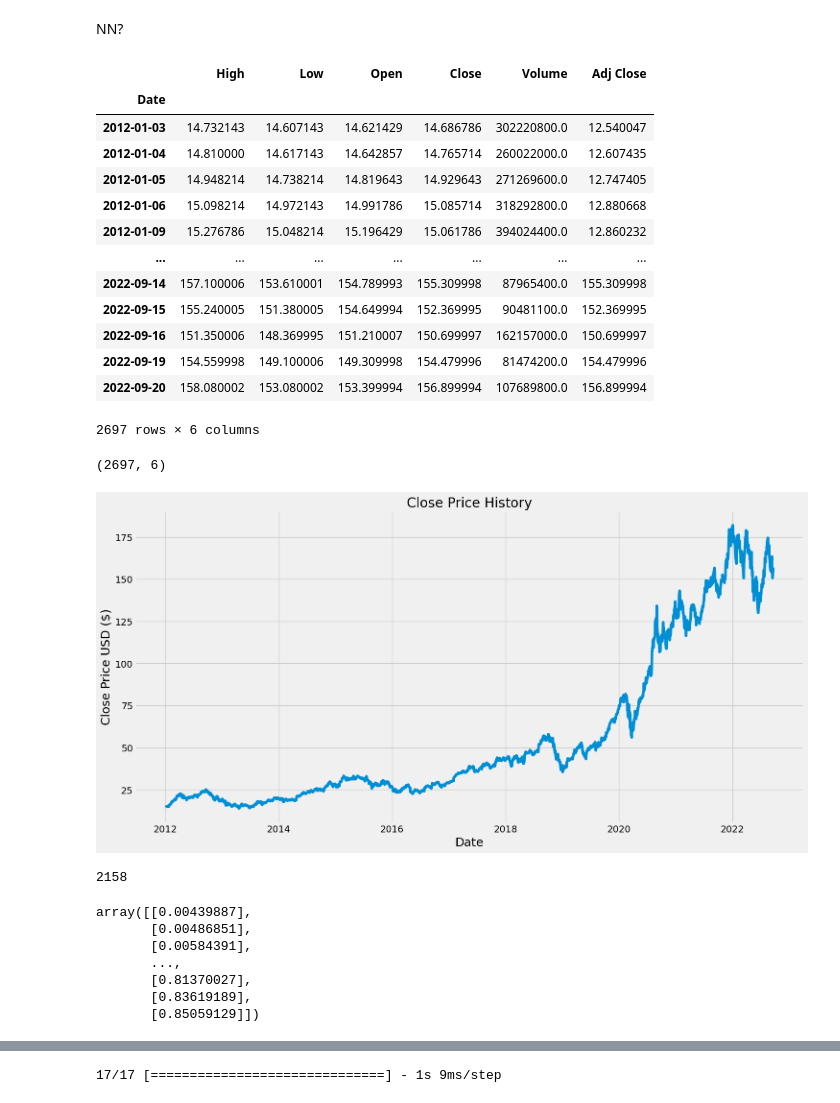
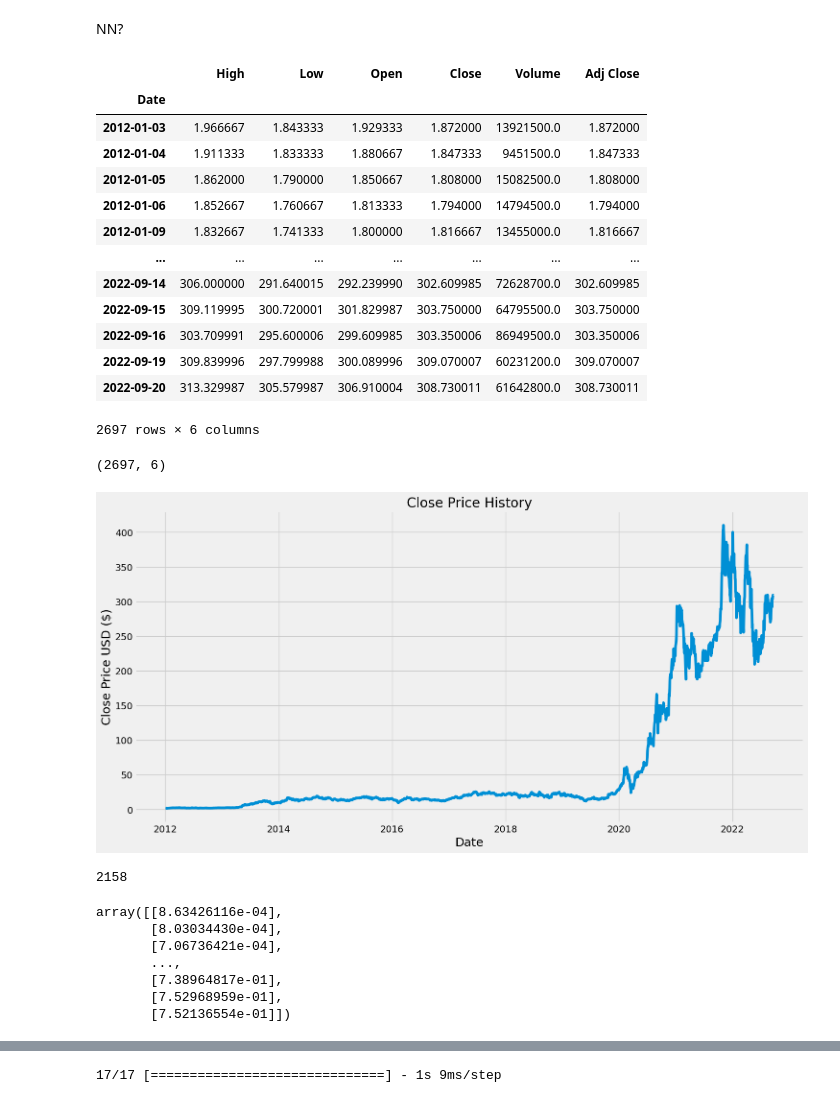
Before and after one commit to Karanpal-Sekhon/Stock-Price-Prediction-Neural-Network, a Jupyter notebook: stock_price_nn.ipynb, the cells around one changed output, grey strips where cells are left out. Cells and saved outputs as stored; diff of their text form; code cells hidden in the pictures.

```diff
--- a/stock_price_nn.ipynb
+++ b/stock_price_nn.ipynb
@@ -16,22 +16,22 @@ import matplotlib.pyplot as plt
 plt.style.use("fivethirtyeight")
 # %%
 # Get the Stock Quote
-df = web.DataReader("AAPL", data_source="yahoo", start="2012-01-01", end = "2022-09-20")
+df = web.DataReader("TSLA", data_source="yahoo", start="2012-01-01", end = "2022-09-20")
 df
 # %% [output]
 |  | High | Low | Open | Close | Volume | Adj Close |
 | Date |  |  |  |  |  |  |
-| 2012-01-03 | 14.732143 | 14.607143 | 14.621429 | 14.686786 | 302220800.0 | 12.540047 |
-| 2012-01-04 | 14.810000 | 14.617143 | 14.642857 | 14.765714 | 260022000.0 | 12.607435 |
-| 2012-01-05 | 14.948214 | 14.738214 | 14.819643 | 14.929643 | 271269600.0 | 12.747405 |
-| 2012-01-06 | 15.098214 | 14.972143 | 14.991786 | 15.085714 | 318292800.0 | 12.880668 |
-| 2012-01-09 | 15.276786 | 15.048214 | 15.196429 | 15.061786 | 394024400.0 | 12.860232 |
+| 2012-01-03 | 1.966667 | 1.843333 | 1.929333 | 1.872000 | 13921500.0 | 1.872000 |
+| 2012-01-04 | 1.911333 | 1.833333 | 1.880667 | 1.847333 | 9451500.0 | 1.847333 |
+| 2012-01-05 | 1.862000 | 1.790000 | 1.850667 | 1.808000 | 15082500.0 | 1.808000 |
+| 2012-01-06 | 1.852667 | 1.760667 | 1.813333 | 1.794000 | 14794500.0 | 1.794000 |
+| 2012-01-09 | 1.832667 | 1.741333 | 1.800000 | 1.816667 | 13455000.0 | 1.816667 |
 | ... | ... | ... | ... | ... | ... | ... |
-| 2022-09-14 | 157.100006 | 153.610001 | 154.789993 | 155.309998 | 87965400.0 | 155.309998 |
-| 2022-09-15 | 155.240005 | 151.380005 | 154.649994 | 152.369995 | 90481100.0 | 152.369995 |
-| 2022-09-16 | 151.350006 | 148.369995 | 151.210007 | 150.699997 | 162157000.0 | 150.699997 |
-| 2022-09-19 | 154.559998 | 149.100006 | 149.309998 | 154.479996 | 81474200.0 | 154.479996 |
-| 2022-09-20 | 158.080002 | 153.080002 | 153.399994 | 156.899994 | 107689800.0 | 156.899994 |
+| 2022-09-14 | 306.000000 | 291.640015 | 292.239990 | 302.609985 | 72628700.0 | 302.609985 |
+| 2022-09-15 | 309.119995 | 300.720001 | 301.829987 | 303.750000 | 64795500.0 | 303.750000 |
+| 2022-09-16 | 303.709991 | 295.600006 | 299.609985 | 303.350006 | 86949500.0 | 303.350006 |
+| 2022-09-19 | 309.839996 | 297.799988 | 300.089996 | 309.070007 | 60231200.0 | 309.070007 |
+| 2022-09-20 | 313.329987 | 305.579987 | 306.910004 | 308.730011 | 61642800.0 | 308.730011 |
 2697 rows × 6 columns
 # %%
 # Get the number of rows and columns in the dataset
@@ -47,7 +47,7 @@ plt.xlabel("Date", fontsize = 18)
 plt.ylabel("Close Price USD ($)", fontsize = 18)
 plt.show()
 # %% [output]
-[figure, old version]
+[figure, new version]
 # %%
 # Create a new datafram with only close column
 data = df.filter(["Close"])
@@ -65,13 +65,13 @@ scaler = MinMaxScaler(feature_range=(0,1)) # scales the data with min 0 max 1, (
 scaled_data = scaler.fit_transform(dataset)
 scaled_data
 # %% [output]
-array([[0.00439887],
-       [0.00486851],
-       [0.00584391],
+array([[8.63426116e-04],
+       [8.03034430e-04],
+       [7.06736421e-04],
        ...,
-       [0.81370027],
-       [0.83619189],
-       [0.85059129]])
+       [7.38964817e-01],
+       [7.52968959e-01],
+       [7.52136554e-01]])
 # %%
 # Create the training dataset
 # Create the scaled training dataset
```
Also changed, not shown: parts of 3 cells of this notebook.
